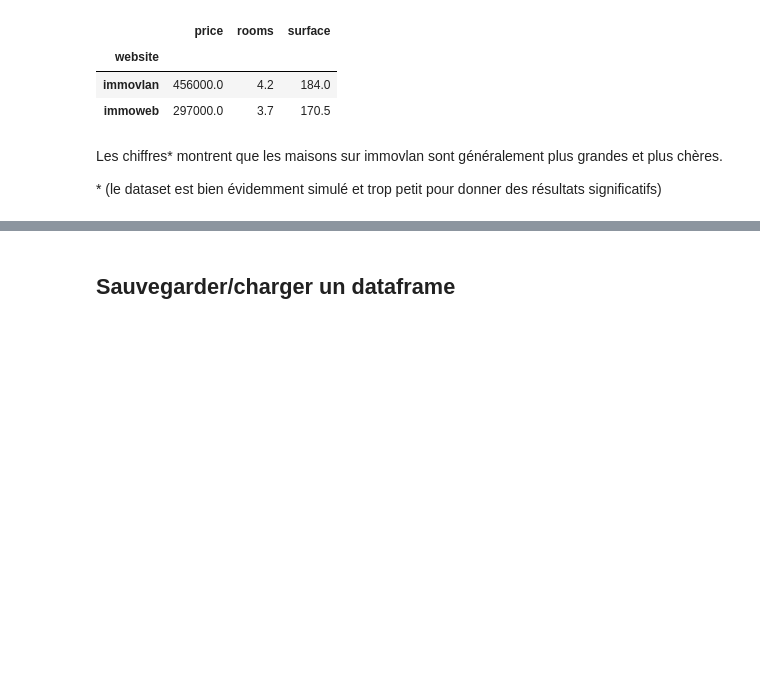
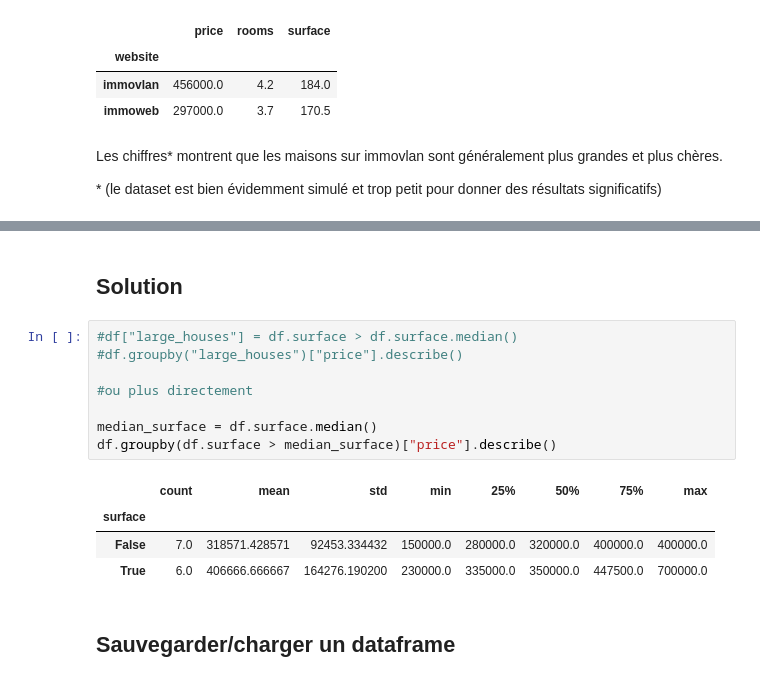
Before and after one commit to titsitits/Python_Data_Science, a Jupyter notebook: Completed_notebooks/5_Python_packages.ipynb, the cells around one changed output, grey strips where cells are left out. Cells and saved outputs as stored; diff of their text form; blank space fills up the shorter version.

```diff
--- a/Completed_notebooks/5_Python_packages.ipynb
+++ b/Completed_notebooks/5_Python_packages.ipynb
@@ -677,3 +701,18 @@ Les chiffres* montrent que les maisons sur immovlan sont généralement plus gra
+# %% [markdown]
+## Solution
+# %%
+#df["large_houses"] = df.surface > df.surface.median()
+#df.groupby("large_houses")["price"].describe()
+
+#ou plus directement
+
+median_surface = df.surface.median()
+df.groupby(df.surface > median_surface)["price"].describe()
+# %% [output]
+|  | count | mean | std | min | 25% | 50% | 75% | max |
+| surface |  |  |  |  |  |  |  |  |
+| False | 7.0 | 318571.428571 | 92453.334432 | 150000.0 | 280000.0 | 320000.0 | 400000.0 | 400000.0 |
+| True | 6.0 | 406666.666667 | 164276.190200 | 230000.0 | 335000.0 | 350000.0 | 447500.0 | 700000.0 |
 # %% [markdown]
 ## Sauvegarder/charger un dataframe
 # %%
```
Also changed, not shown: parts of 11 cells of this notebook.
